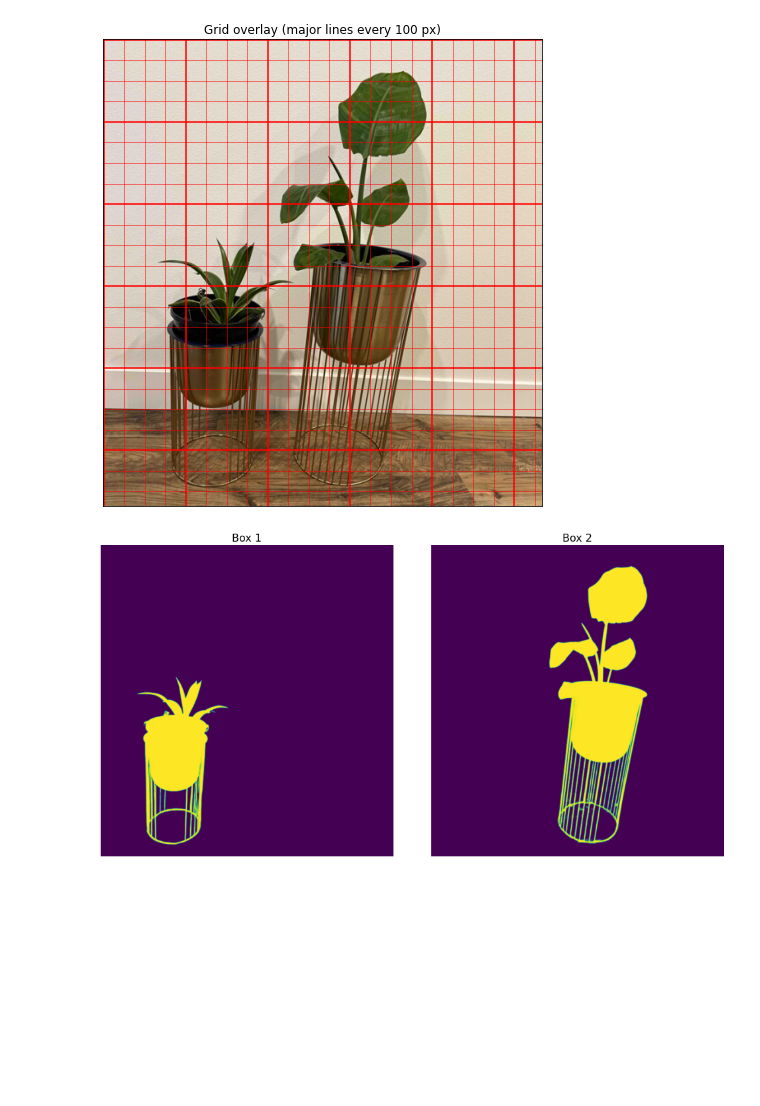
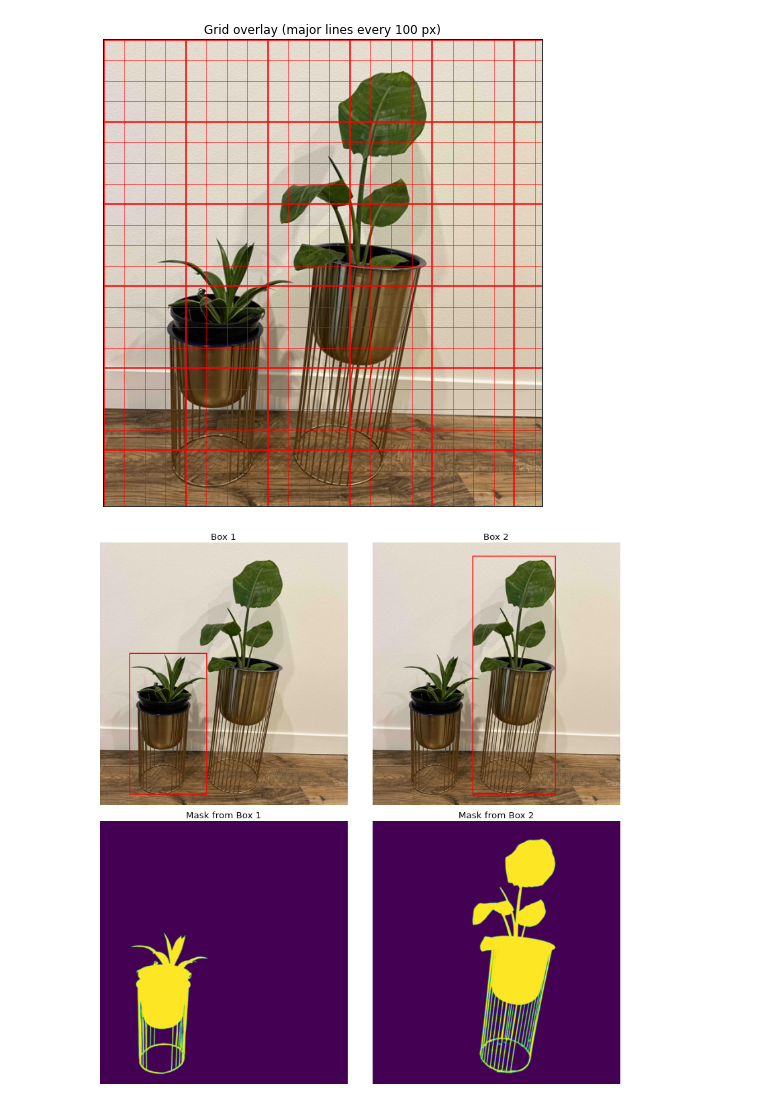
Before and after one commit to vmirly/GenAI-Hub, a Jupyter notebook: FineGrain/finegrainBoxSeg_inference.ipynb, the cells around one changed output. Cells and saved outputs as stored; diff of their text form; code cells hidden in the pictures; blank space fills up the shorter version.

Commit message:
FineGrain: draw bboxes

```diff
--- a/FineGrain/finegrainBoxSeg_inference.ipynb
+++ b/FineGrain/finegrainBoxSeg_inference.ipynb
@@ -78,23 +76,40 @@ plot_overlay_grid(image, minor_step=25, major_step=100)
 # %% [output]
 [figure]
 # %%
-# first box: (60, 240, 230, 545)
-# second box: (215, 30, 390, 545)
+from PIL import Image, ImageDraw
 
-box1 = (60, 240, 230, 545)
-mask1 = segmenter(image, box_prompt=box1)
-
-box2 = (215, 30, 390, 545)
-mask2 = segmenter(image, box_prompt=box2)
-
-fig, axes = plt.subplots(1, 2, figsize=(14, 7), dpi=72)
-axes[0].imshow(mask1)
-axes[0].set_title("Box 1", fontsize=16)
-axes[0].axis("off")
-axes[1].imshow(mask2)
-axes[1].set_title("Box 2", fontsize=16)
-axes[1].axis("off")
-plt.tight_layout()
-plt.show()
+def draw_bounding_box(image, box, color="red", width=2):
+    image_with_box = image.copy()
+    draw = ImageDraw.Draw(image_with_box)
+    draw.rectangle(box, outline=color, width=width)
+    return image_with_box
-# %% [output]
-[figure, removed]
+# %%
+# first box: (63, 240, 230, 545)
+# second box: (215, 30, 394, 545)
+
+box1 = (63, 240, 230, 545)
+mask1 = segmenter(image, box_prompt=box1)
+
+box2 = (215, 30, 394, 545)
+mask2 = segmenter(image, box_prompt=box2)
+
+fig, axes = plt.subplots(2, 2, figsize=(14, 14), dpi=60)
+axes = axes.ravel()
+
+axes[0].imshow(draw_bounding_box(image, box1))
+axes[0].set_title("Box 1", fontsize=16)
+axes[0].axis("off")
+axes[1].imshow(draw_bounding_box(image, box2))
+axes[1].set_title("Box 2", fontsize=16)
+axes[1].axis("off")
+
+axes[2].imshow(mask1)
+axes[2].set_title("Mask from Box 1", fontsize=16)
+axes[2].axis("off")
+axes[3].imshow(mask2)
+axes[3].set_title("Mask from Box 2", fontsize=16)
+axes[3].axis("off")
+plt.tight_layout()
+plt.show()
+# %% [output]
+[figure, added]
```
Also changed, not shown: parts of 2 cells of this notebook.
